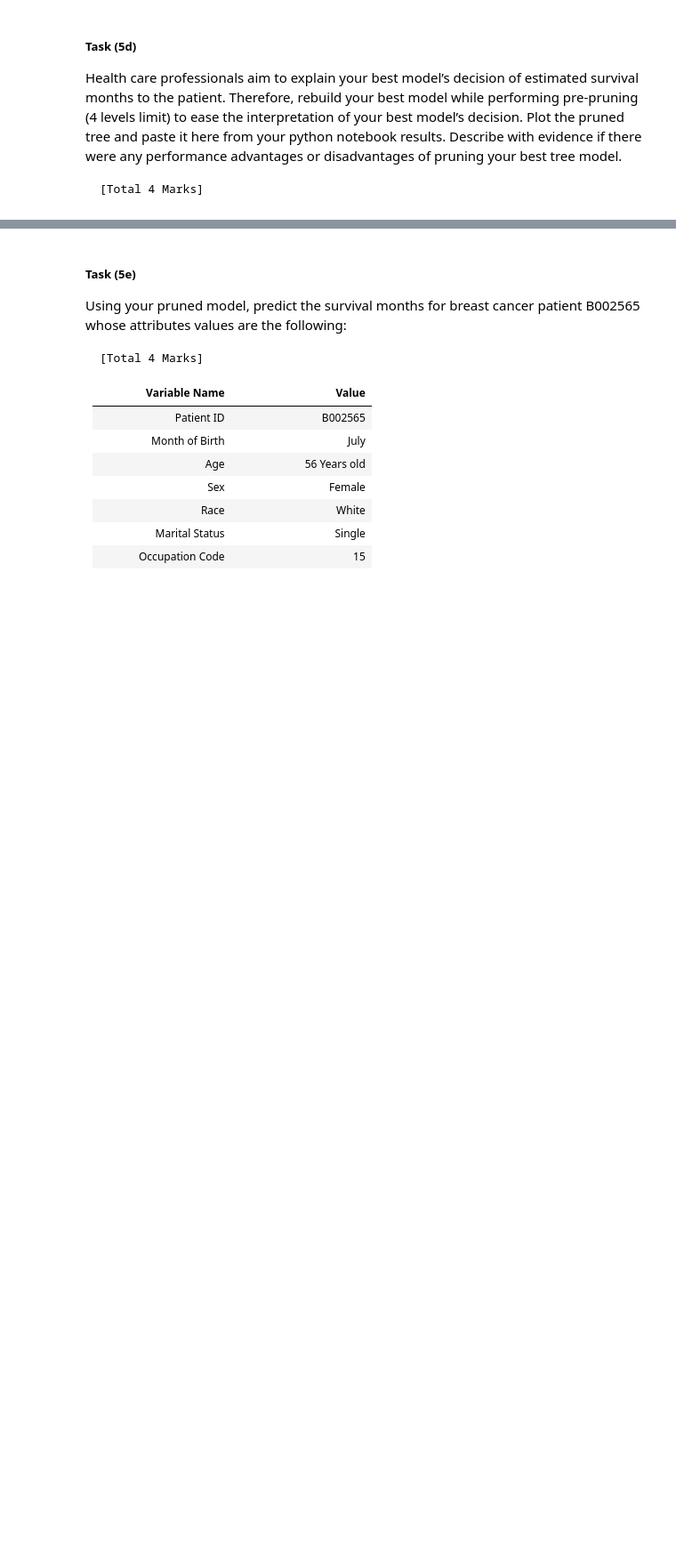
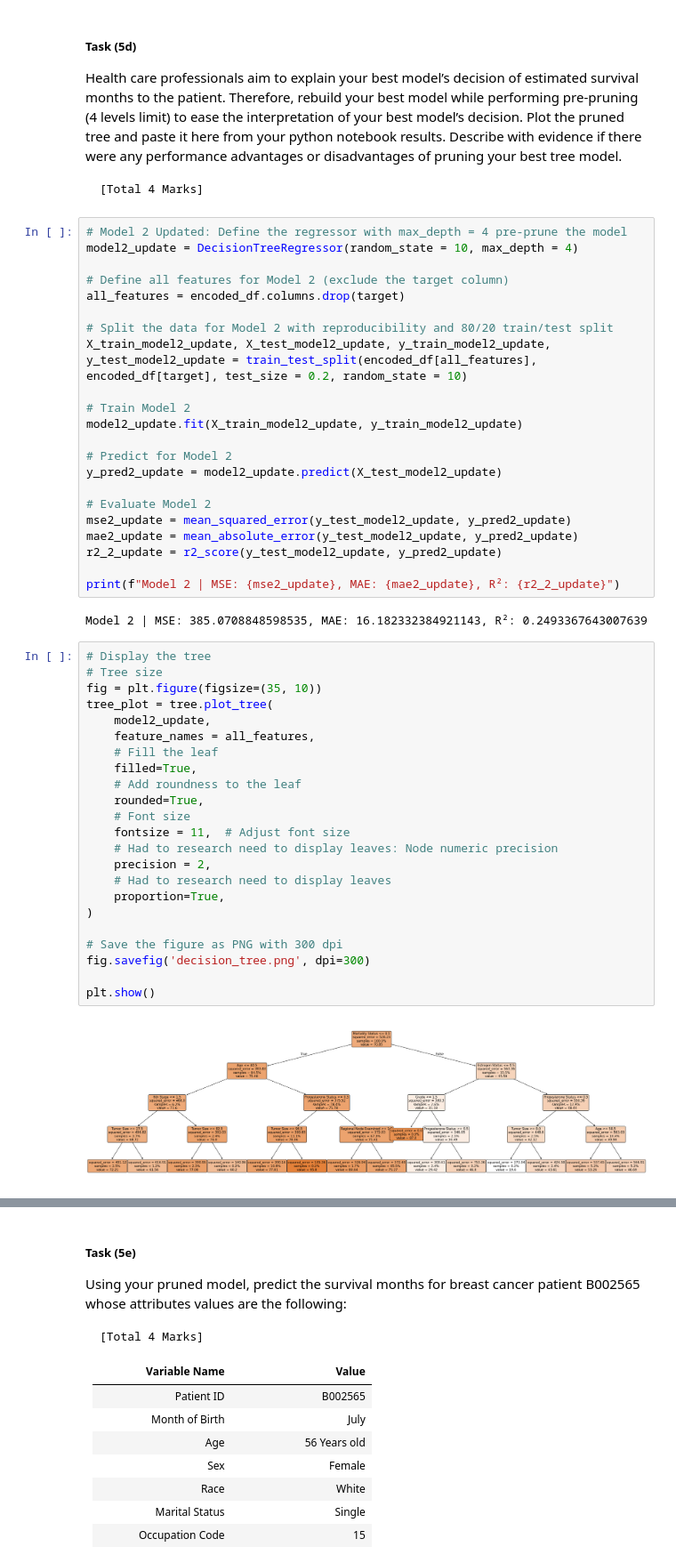
Before and after one commit to donphi/ml-assignment-1, a Jupyter notebook: notebooks/Assignment 1.ipynb, the cells around one changed output, grey strips where cells are left out. Shown at 89% size. Drawn from its saved outputs; the diff is of its cells as text; blank space fills up the shorter version.

```diff
--- a/notebooks/Assignment 1.ipynb
+++ b/notebooks/Assignment 1.ipynb
@@ -1992,3 +2424,52 @@ results. Describe with evidence if there were any performance advantages or disa
 best tree model.
 
     [Total 4 Marks]
+# %%
+# Model 2 Updated: Define the regressor with max_depth = 4 pre-prune the model
+model2_update = DecisionTreeRegressor(random_state = 10, max_depth = 4)
+
+# Define all features for Model 2 (exclude the target column)
+all_features = encoded_df.columns.drop(target)
+
+# Split the data for Model 2 with reproducibility and 80/20 train/test split
+X_train_model2_update, X_test_model2_update, y_train_model2_update, y_test_model2_update = train_test_split(encoded_df[all_features], encoded_df[target], test_size = 0.2, random_state = 10)
+
+# Train Model 2
+model2_update.fit(X_train_model2_update, y_train_model2_update)
+
+# Predict for Model 2
+y_pred2_update = model2_update.predict(X_test_model2_update)
+
+# Evaluate Model 2
+mse2_update = mean_squared_error(y_test_model2_update, y_pred2_update)
+mae2_update = mean_absolute_error(y_test_model2_update, y_pred2_update)
+r2_2_update = r2_score(y_test_model2_update, y_pred2_update)
+
+print(f"Model 2 | MSE: {mse2_update}, MAE: {mae2_update}, R²: {r2_2_update}")
+# %% [output]
+Model 2 | MSE: 385.0708848598535, MAE: 16.182332384921143, R²: 0.2493367643007639
+# %%
+# Display the tree
+# Tree size
+fig = plt.figure(figsize=(35, 10))
+tree_plot = tree.plot_tree(
+    model2_update,
+    feature_names = all_features,
+    # Fill the leaf
+    filled=True,
+    # Add roundness to the leaf
+    rounded=True,
+    # Font size
+    fontsize = 11,  # Adjust font size
+    # Had to research need to display leaves: Node numeric precision
+    precision = 2,
+    # Had to research need to display leaves
+    proportion=True,
+)
+
+# Save the figure as PNG with 300 dpi
+fig.savefig('decision_tree.png', dpi=300)
+
+plt.show()
+# %% [output]
+[figure, added]
```
Also changed, not shown: parts of 77 cells of this notebook, 3 other files.
